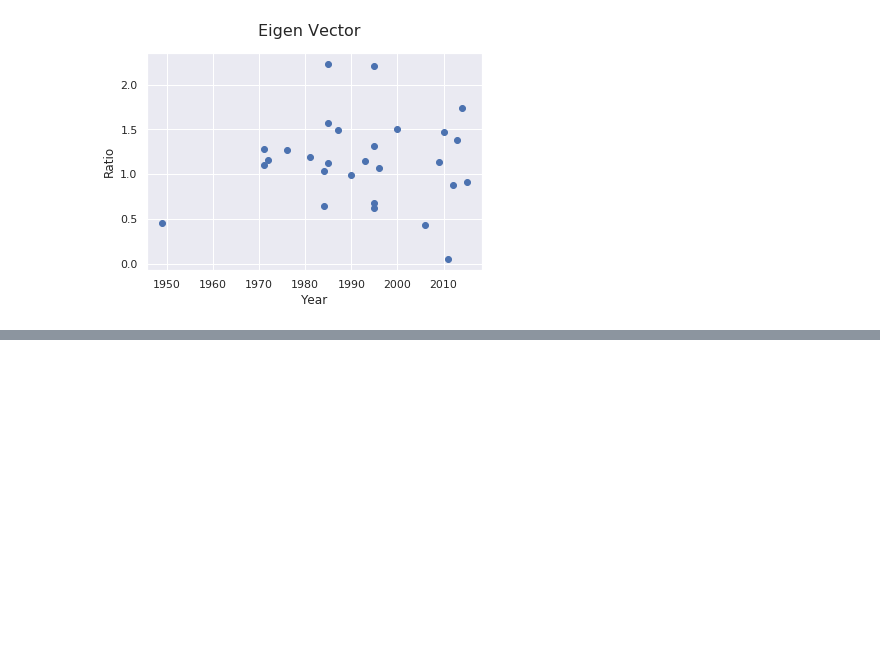
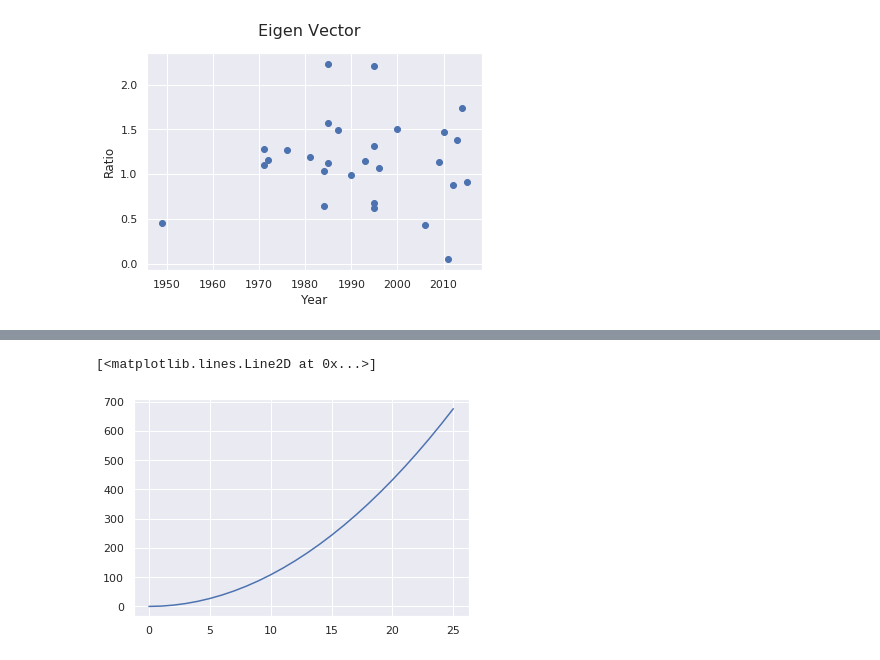
Before and after one commit to brunoartc/RedesSociais, a Jupyter notebook: dev_repos.ipynb, the cells around one changed output, grey strips where cells are left out. Cells and saved outputs as stored; diff of their text form; code cells hidden in the pictures; blank space fills up the shorter version.

```diff
--- a/dev_repos.ipynb
+++ b/dev_repos.ipynb
@@ -462,0 +257,7 @@ ___H1: Linguagens terão uma proporção de influência dependente do seu ano de
+# %%
+points = np.linspace(0, len(tmp['year2']), len(tmp['year2']))
+points = [x**2 for x in points]
+plt.plot(points)
+# %% [output]
+[<matplotlib.lines.Line2D at 0x...>]
+[figure, added]
```
Also changed, not shown: parts of 28 cells of this notebook.
